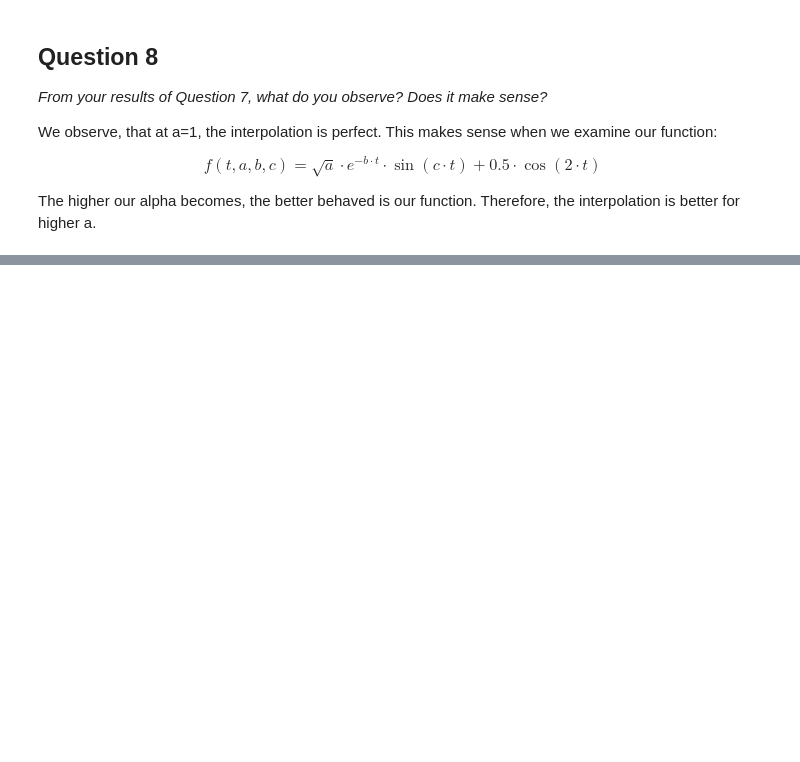
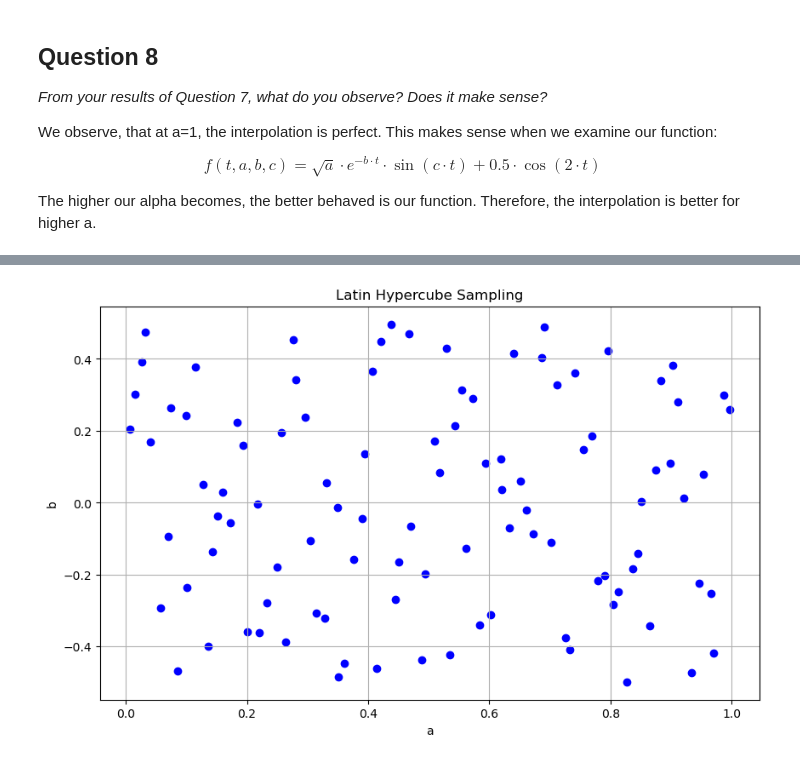
Before and after one commit to BenNorsk/curse_of_dimensionality, a Jupyter notebook: main.ipynb, the cells around one changed output, grey strips where cells are left out. Cells and saved outputs as stored; diff of their text form; code cells hidden in the pictures; blank space fills up the shorter version.

```diff
--- a/main.ipynb
+++ b/main.ipynb
@@ -245,0 +255,27 @@ The higher our alpha becomes, the better behaved is our function. Therefore, the
+# %%
+# Create a Latin Hypercube sampler instance
+sampler = scipy.stats.qmc.LatinHypercube(d=2)
+
+# Generate 100 random samples
+sample = sampler.random(100)
+
+# Define the lower and upper bounds for the parameters
+lower_bounds = [0, -0.5]
+upper_bounds = [1, 0.5]
+
+# Scale the samples to the desired range
+sample_scaled = scipy.stats.qmc.scale(sample, lower_bounds, upper_bounds)
+
+# Show the a and b samples as a 2D scatter plot.
+def scatter_plot(sample_scaled, title="Latin Hypercube Sampling"):
+    plt.figure(figsize=(10, 6))
+    plt.scatter(sample_scaled[:, 0], sample_scaled[:, 1], color='blue')
+    plt.xlabel('a')
+    plt.ylabel('b')
+    plt.title(title)
+    plt.grid(True)
+    plt.show()
+
+scatter_plot(sample_scaled)
+# %% [output]
+[figure, added]
```
Also changed, not shown: parts of 9 cells of this notebook.
